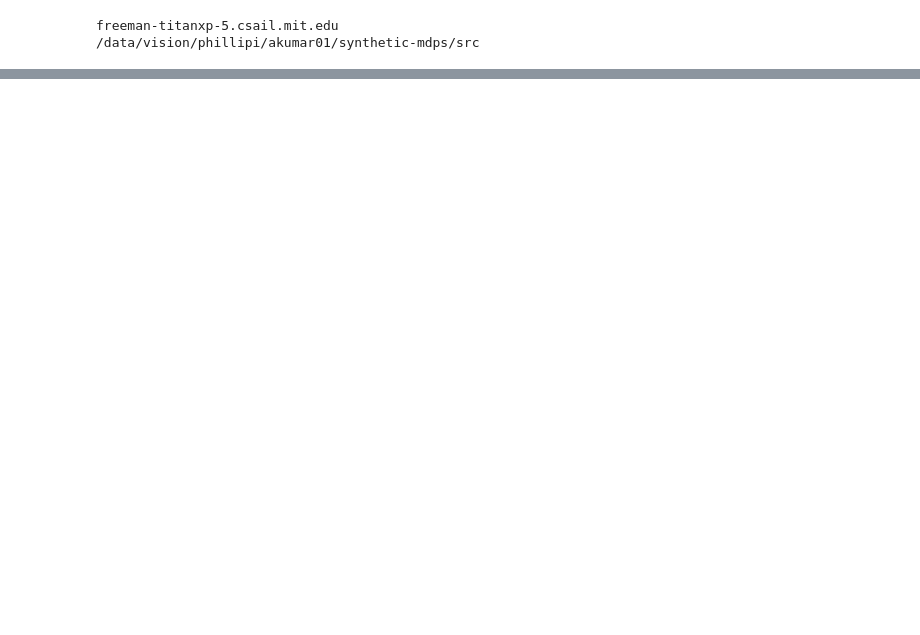
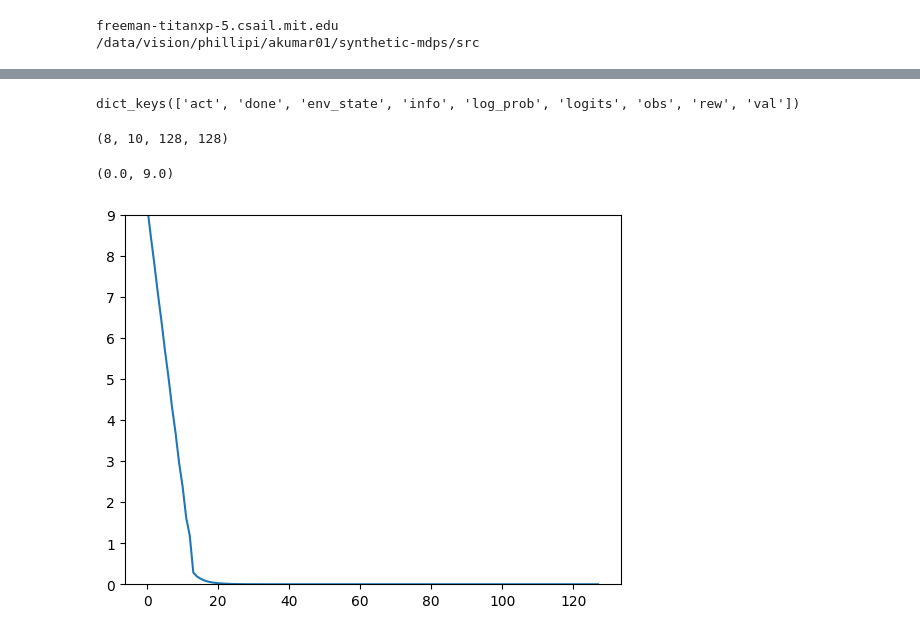
Before and after one commit to akarshkumar0101/synthetic-mdps, a Jupyter notebook: src/viz_results.ipynb, the cells around one changed output, grey strips where cells are left out. Drawn from its saved outputs; the diff is of its cells as text; code cells hidden in the pictures; blank space fills up the shorter version.

```diff
--- a/src/viz_results.ipynb
+++ b/src/viz_results.ipynb
@@ -18,0 +108,18 @@ config.json  params.pkl  rew.pkl  train_state.pkl
+# %%
+with open("../data/transfer/name=gridenv;grid_len=8;pos_start=random;pos_rew=random;fobs=T;tl=128/name=gridenv;grid_len=8;pos_start=random;pos_rew=random;fobs=T;tl=128/buffers.pkl", "rb") as f:
+    buffers = jax.tree_map(lambda x: jnp.asarray(x), pickle.load(f))
+# %%
+buffers[0].keys()
+# %% [output]
+dict_keys(['act', 'done', 'env_state', 'info', 'log_prob', 'logits', 'obs', 'rew', 'val'])
+# %%
+d = np.stack([b['info']['goal_dist'] for b in buffers], axis=1)
+d.shape
+# %% [output]
+(8, 10, 128, 128)
+# %%
+plt.plot(d.mean(axis=(0, 1, 3)))
+plt.ylim(0, 9)
+# %% [output]
+(0.0, 9.0)
+[figure, added]
```
Also changed, not shown: parts of 7 cells of this notebook, 7 other files.
